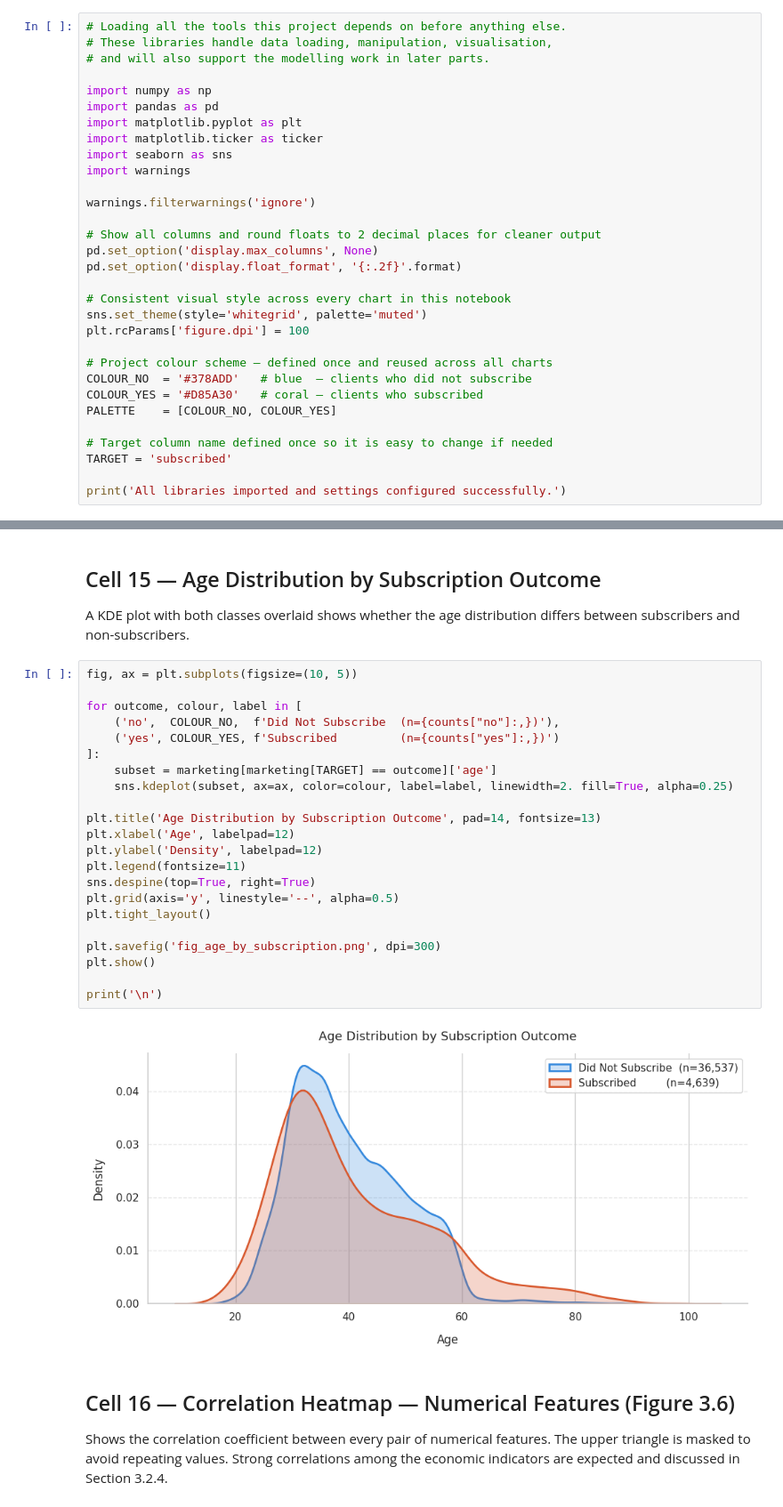
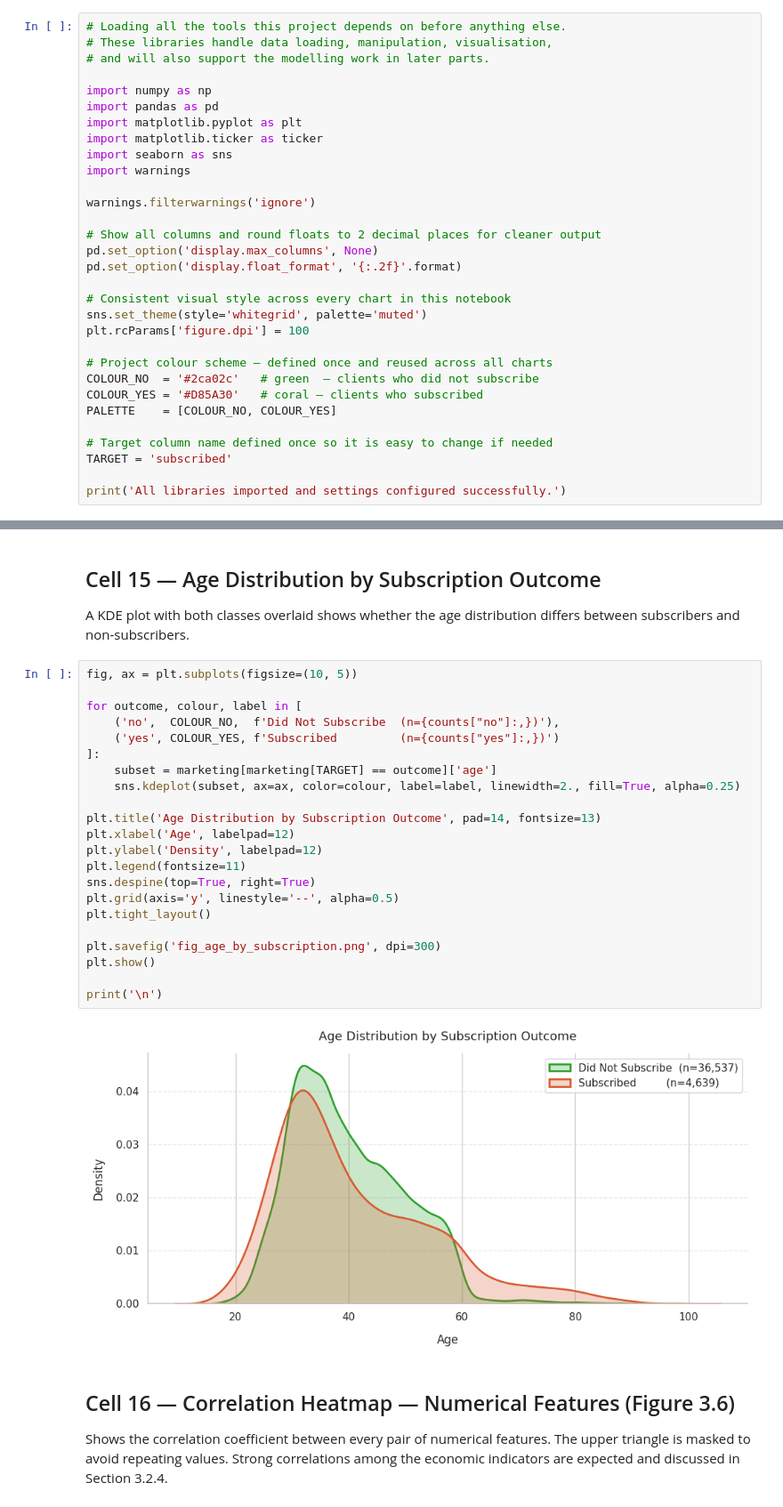
Before and after one commit to Nkengfack/Bank_marketing_ml_Classifications, a Jupyter notebook: bank_marketing_ML_perfomance.ipynb, the cells around one changed output, grey strips where cells are left out. Shown at 89% size. Saved outputs shown, nothing was run; the diff lists cells and outputs as text.

```diff
--- a/bank_marketing_ML_perfomance.ipynb
+++ b/bank_marketing_ML_perfomance.ipynb
@@ -39,7 +39,7 @@ sns.set_theme(style='whitegrid', palette='muted')
 plt.rcParams['figure.dpi'] = 100
 
 # Project colour scheme — defined once and reused across all charts
-COLOUR_NO  = '#378ADD'   # blue  — clients who did not subscribe
+COLOUR_NO  = '#2ca02c'   # green  — clients who did not subscribe
 COLOUR_YES = '#D85A30'   # coral — clients who subscribed
 PALETTE    = [COLOUR_NO, COLOUR_YES]
 
@@ -485,27 +485,27 @@ A KDE plot with both classes overlaid shows whether the age distribution differs
 # %%
 fig, ax = plt.subplots(figsize=(10, 5))
 
 for outcome, colour, label in [
     ('no',  COLOUR_NO,  f'Did Not Subscribe  (n={counts["no"]:,})'),
     ('yes', COLOUR_YES, f'Subscribed         (n={counts["yes"]:,})')
 ]:
     subset = marketing[marketing[TARGET] == outcome]['age']
-    sns.kdeplot(subset, ax=ax, color=colour, label=label, linewidth=2. fill=True, alpha=0.25)
+    sns.kdeplot(subset, ax=ax, color=colour, label=label, linewidth=2., fill=True, alpha=0.25)
 
 plt.title('Age Distribution by Subscription Outcome', pad=14, fontsize=13)
 plt.xlabel('Age', labelpad=12)
 plt.ylabel('Density', labelpad=12)
 plt.legend(fontsize=11)
 sns.despine(top=True, right=True)
 plt.grid(axis='y', linestyle='--', alpha=0.5)
 plt.tight_layout()
 
 plt.savefig('fig_age_by_subscription.png', dpi=300)
 plt.show()
 
 print('\n')
 # %% [output]
-[figure, old version]
+[figure, new version]
 # %% [markdown]
 ## Cell 16 — Correlation Heatmap — Numerical Features (Figure 3.6)
 
```
Also changed, not shown: parts of 6 cells of this notebook.
